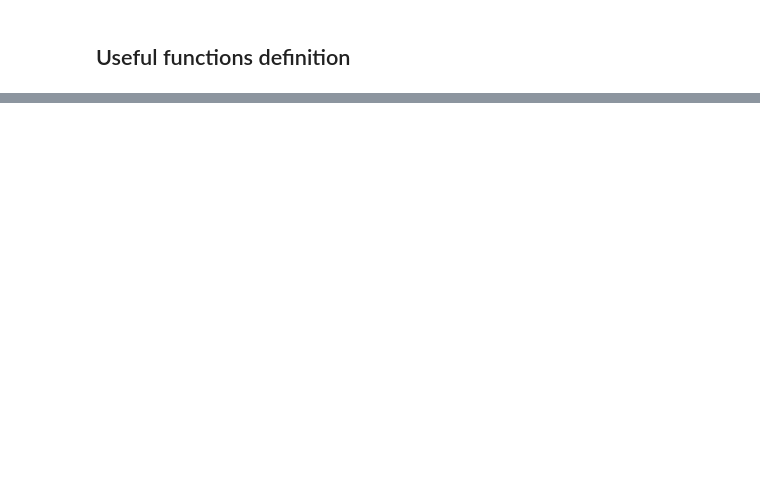
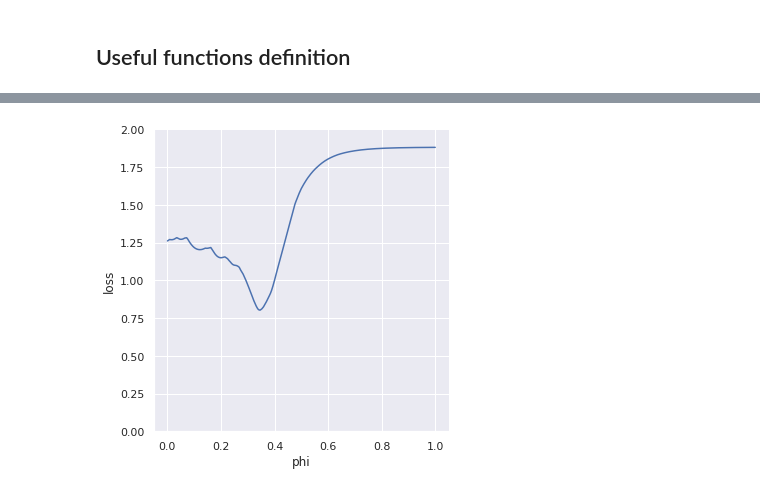
Before and after one commit to StefanBogdan/RL_liquid_chromatography, a Jupyter notebook: code/Simulator.ipynb, the cells around one changed output, grey strips where cells are left out. Cells and saved outputs as stored; diff of their text form; code cells hidden in the pictures; blank space fills up the shorter version.

```diff
--- a/code/Simulator.ipynb
+++ b/code/Simulator.ipynb
@@ -91,0 +229,6 @@ def isoloss(an_list, phi, h):
+# %%
+sns.relplot(x='phi', y='loss', data=data, kind='line')
+plt.ylim(0, 2)
+plt.show()
+# %% [output]
+[figure, added]
```
Also changed, not shown: parts of 25 cells of this notebook.
